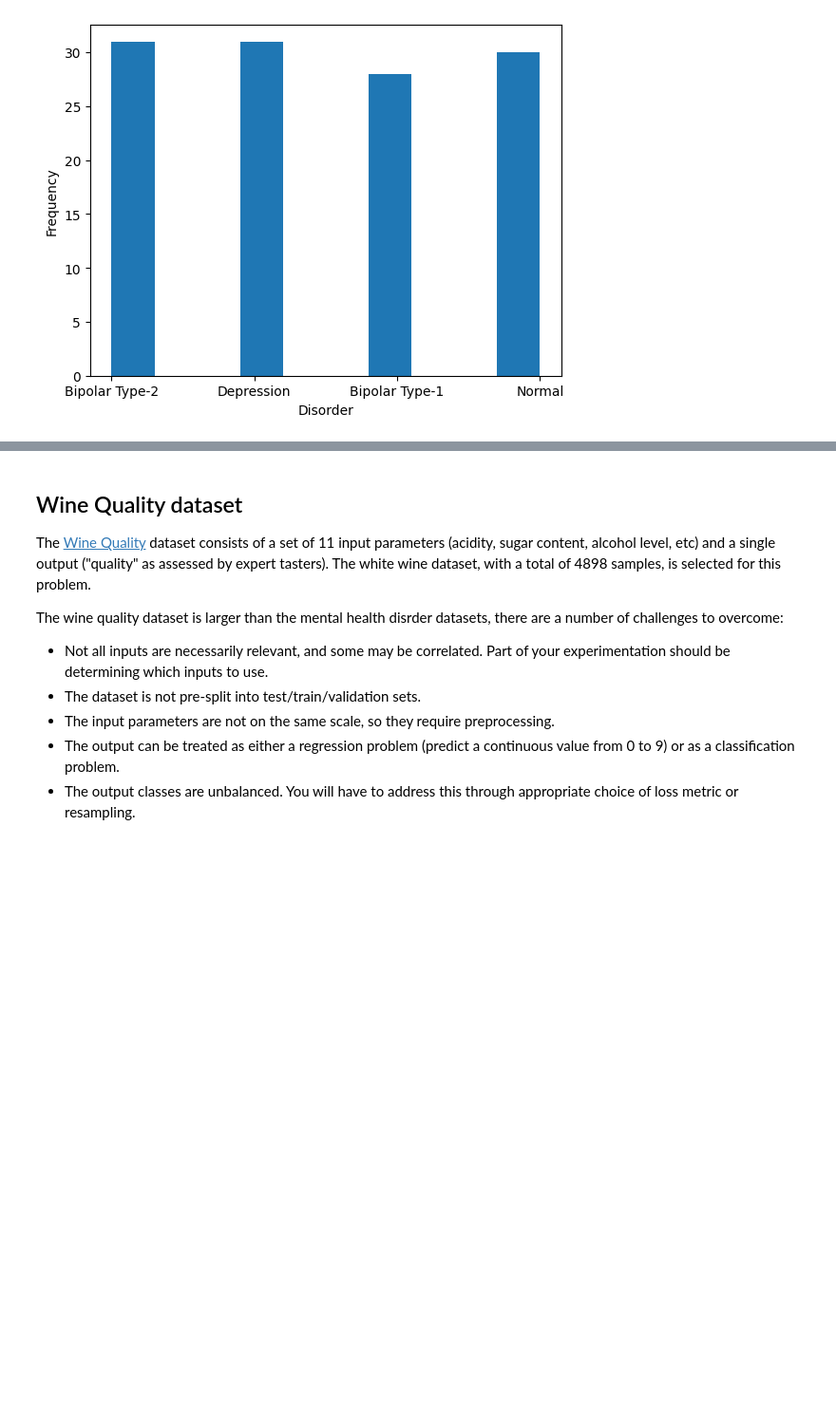
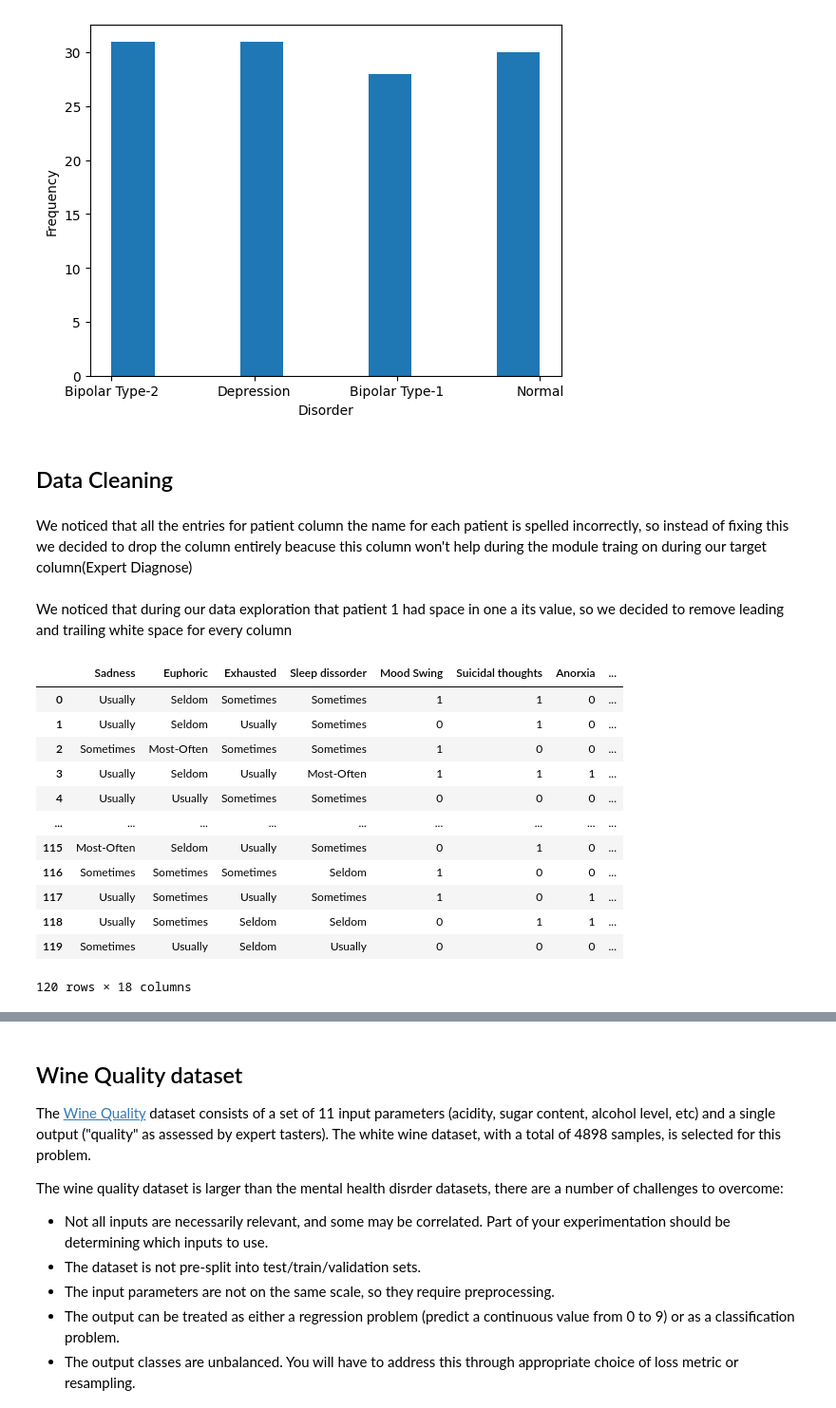
Before and after one commit to thaladikary/ml-assignment-1, a Jupyter notebook: Assignment2_Description.ipynb, the cells around one changed output, grey strips where cells are left out. Shown: that part at 95% size. Drawn from its saved outputs; the diff is of its cells as text; code cells hidden in the pictures; blank space fills up the shorter version.

```diff
--- a/Assignment2_Description.ipynb
+++ b/Assignment2_Description.ipynb
@@ -46,3 +86,31 @@ plt.ylabel("Frequency")
 plt.show()
 # %% [output]
 [figure]
+# %% [markdown]
+## Data Cleaning
+# %% [markdown]
+We noticed that all the entries for patient column the name for each patient is spelled incorrectly, so instead of fixing this we decided to drop the column entirely beacuse this column won't help during the module traing on during our target column(Expert Diagnose)
+# %%
+dataframe = dataframe.drop(columns=['Patient Number'])
+# %% [markdown]
+We noticed that during our data exploration that patient 1 had space in one a its value, so we decided to remove leading and trailing white space for every column
+# %%
+
+# removes leading and trailing whitespace
+dataframe = dataframe.map(lambda x: x.strip() if isinstance(x, str) else x)
+dataframe.replace(['YES', 'NO'],[1, 0], inplace=True)
+dataframe
+# %% [output]
+|  | Sadness | Euphoric | Exhausted | Sleep dissorder | Mood Swing | Suicidal thoughts | Anorxia | ... |
+| 0 | Usually | Seldom | Sometimes | Sometimes | 1 | 1 | 0 | ... |
+| 1 | Usually | Seldom | Usually | Sometimes | 0 | 1 | 0 | ... |
+| 2 | Sometimes | Most-Often | Sometimes | Sometimes | 1 | 0 | 0 | ... |
+| 3 | Usually | Seldom | Usually | Most-Often | 1 | 1 | 1 | ... |
+| 4 | Usually | Usually | Sometimes | Sometimes | 0 | 0 | 0 | ... |
+| ... | ... | ... | ... | ... | ... | ... | ... | ... |
+| 115 | Most-Often | Seldom | Usually | Sometimes | 0 | 1 | 0 | ... |
+| 116 | Sometimes | Sometimes | Sometimes | Seldom | 1 | 0 | 0 | ... |
+| 117 | Usually | Sometimes | Usually | Sometimes | 1 | 0 | 1 | ... |
+| 118 | Usually | Sometimes | Seldom | Seldom | 0 | 1 | 1 | ... |
+| 119 | Sometimes | Usually | Seldom | Usually | 0 | 0 | 0 | ... |
+120 rows × 18 columns
```
Also changed, not shown: parts of 5 cells of this notebook.
